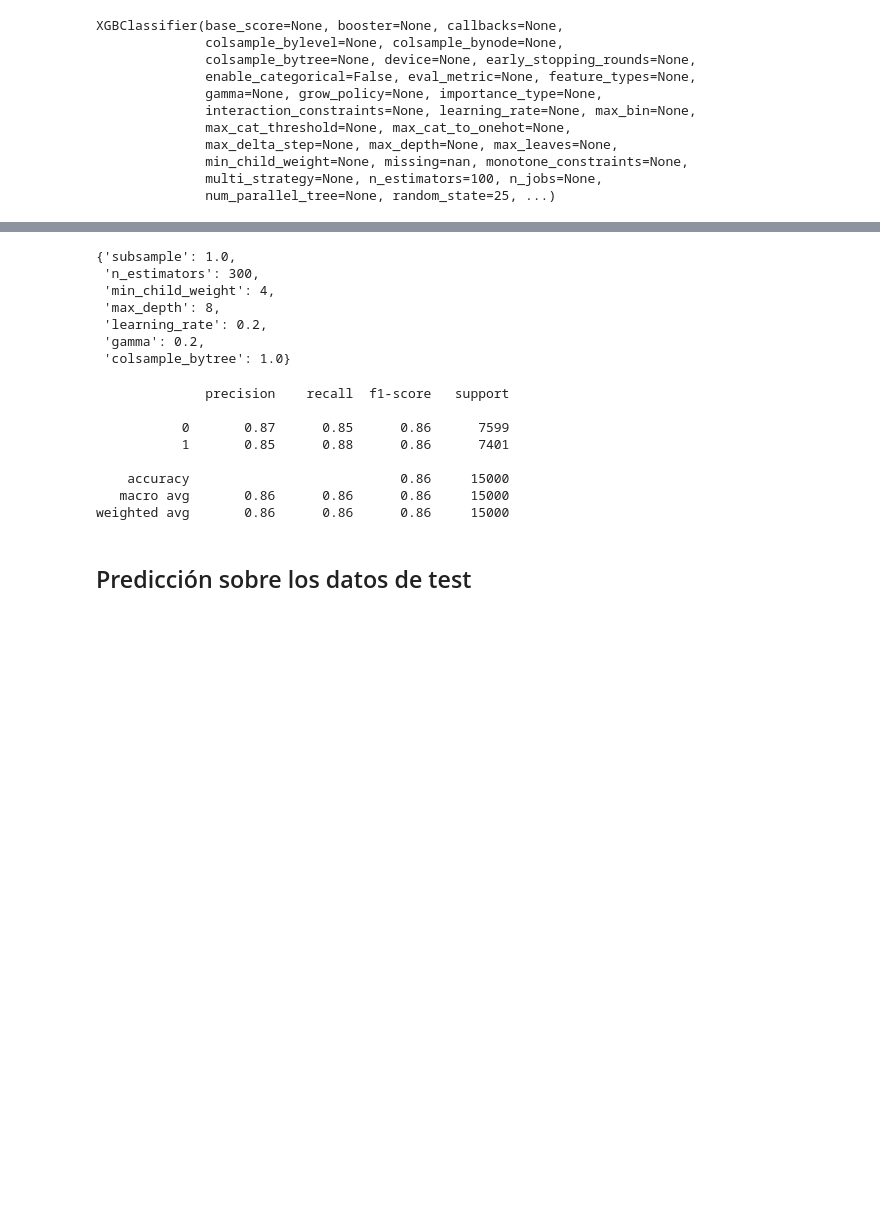
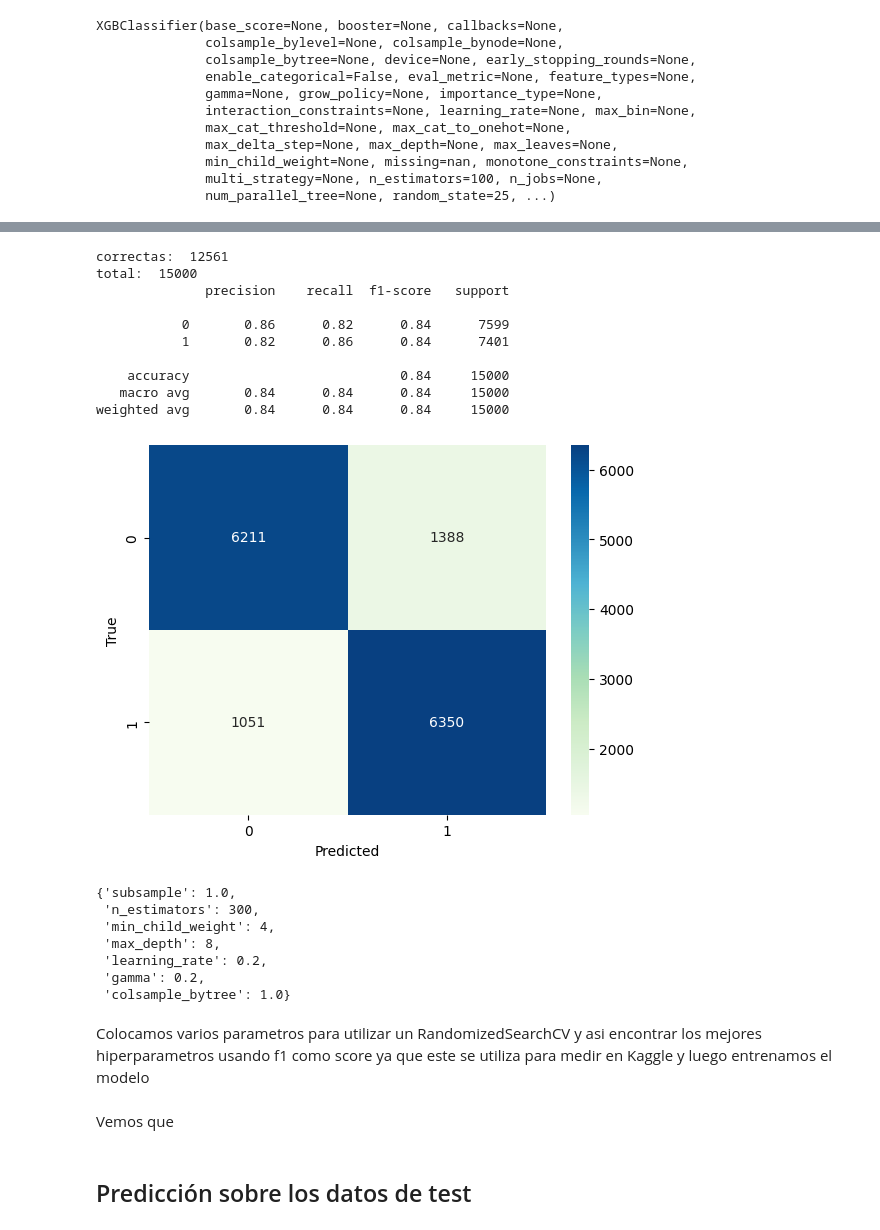
Before and after one commit to franmazzaro/7506R-2C2023-GRUPO39, a Jupyter notebook: 7506R_TP2_GRUPO39_CHP1_ENTREGA.ipynb, the cells around one changed output, grey strips where cells are left out. Drawn from its saved outputs; the diff is of its cells as text; code cells hidden in the pictures; blank space fills up the shorter version.

```diff
--- a/7506R_TP2_GRUPO39_CHP1_ENTREGA.ipynb
+++ b/7506R_TP2_GRUPO39_CHP1_ENTREGA.ipynb
@@ -165,3 +178,6 @@ XGBClassifier(base_score=None, booster=None, callbacks=None,
               min_child_weight=None, missing=nan, monotone_constraints=None,
               multi_strategy=None, n_estimators=100, n_jobs=None,
               num_parallel_tree=None, random_state=25, ...)
+# %%
+y_pred = xg_boost_model.predict(x_test)
+print(classification_report(y_test, y_pred))
@@ -168,3 +193,17 @@ XGBClassifier(base_score=None, booster=None, callbacks=None,
+# %%
+mostrar_metricas(y_test, y_pred)
+# %% [output]
+correctas:  12561
+total:  15000
+              precision    recall  f1-score   support
+
+           0       0.86      0.82      0.84      7599
+           1       0.82      0.86      0.84      7401
+
+    accuracy                           0.84     15000
+   macro avg       0.84      0.84      0.84     15000
+weighted avg       0.84      0.84      0.84     15000
+[figure, added]
 # %%
 param_dist = {
     'learning_rate': [0.01, 0.1, 0.2, 0.3],  # Tasa de aprendizaje
@@ -195,19 +234,15 @@ xgb_search.best_params_
  'learning_rate': 0.2,
  'gamma': 0.2,
  'colsample_bytree': 1.0}
+# %% [markdown]
+Colocamos varios parametros para utilizar un RandomizedSearchCV y asi encontrar los mejores hiperparametros usando f1 como score ya que este se utiliza para medir en Kaggle y luego entrenamos el modelo
 # %%
 opt_xg = xgb_search.best_estimator_
 y_pred = opt_xg.predict(x_test)
 print(classification_report(y_test, y_pred))
+mostrar_metricas(y_test, y_pred)
-# %% [output]
-              precision    recall  f1-score   support
-
-           0       0.87      0.85      0.86      7599
-           1       0.85      0.88      0.86      7401
-
-    accuracy                           0.86     15000
-   macro avg       0.86      0.86      0.86     15000
-weighted avg       0.86      0.86      0.86     15000
+# %% [markdown]
+Vemos que
 # %% [markdown]
 ## Predicción sobre los datos de test
 # %%
```
Also changed, not shown: parts of 7 cells of this notebook.
